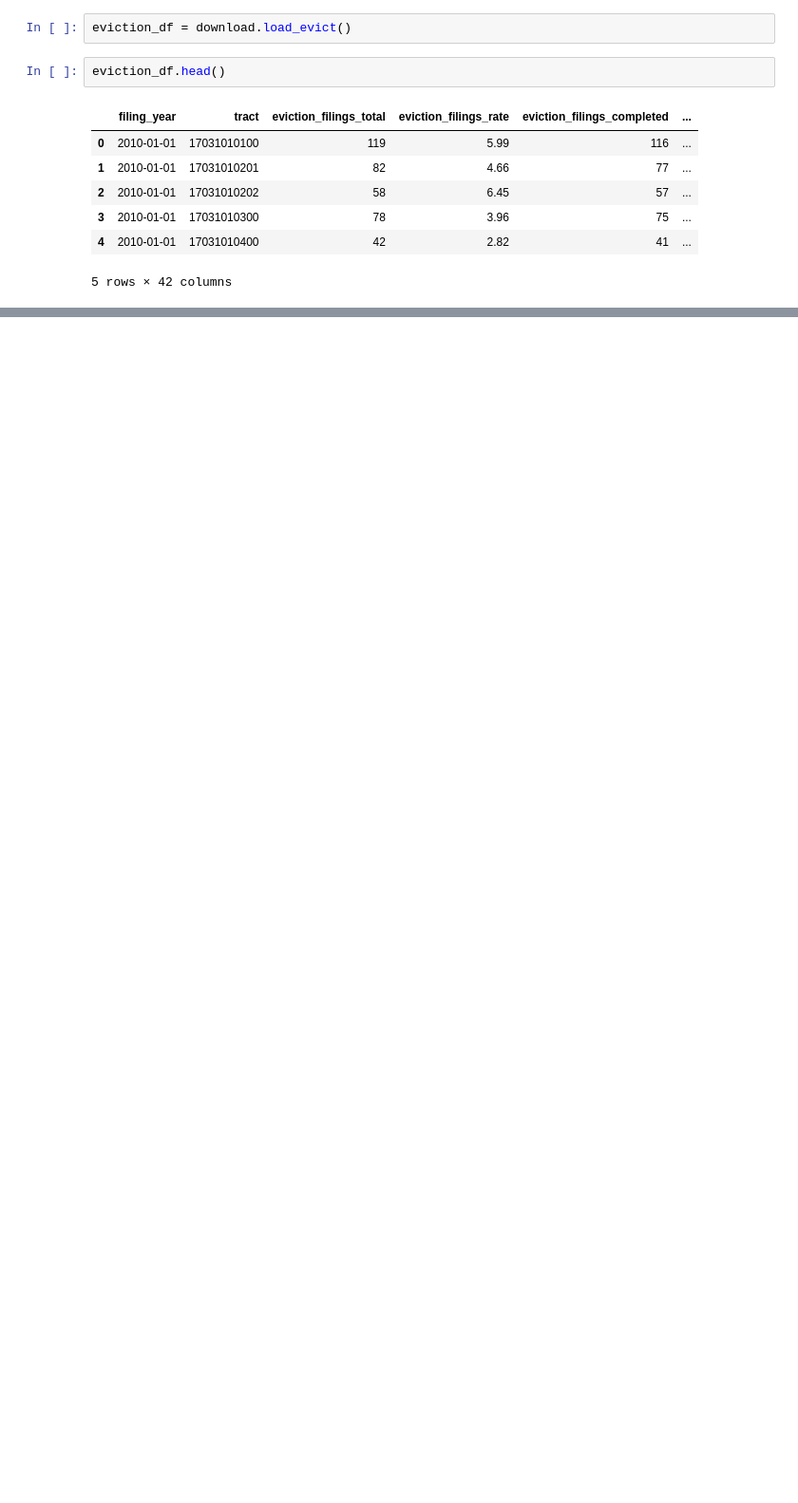
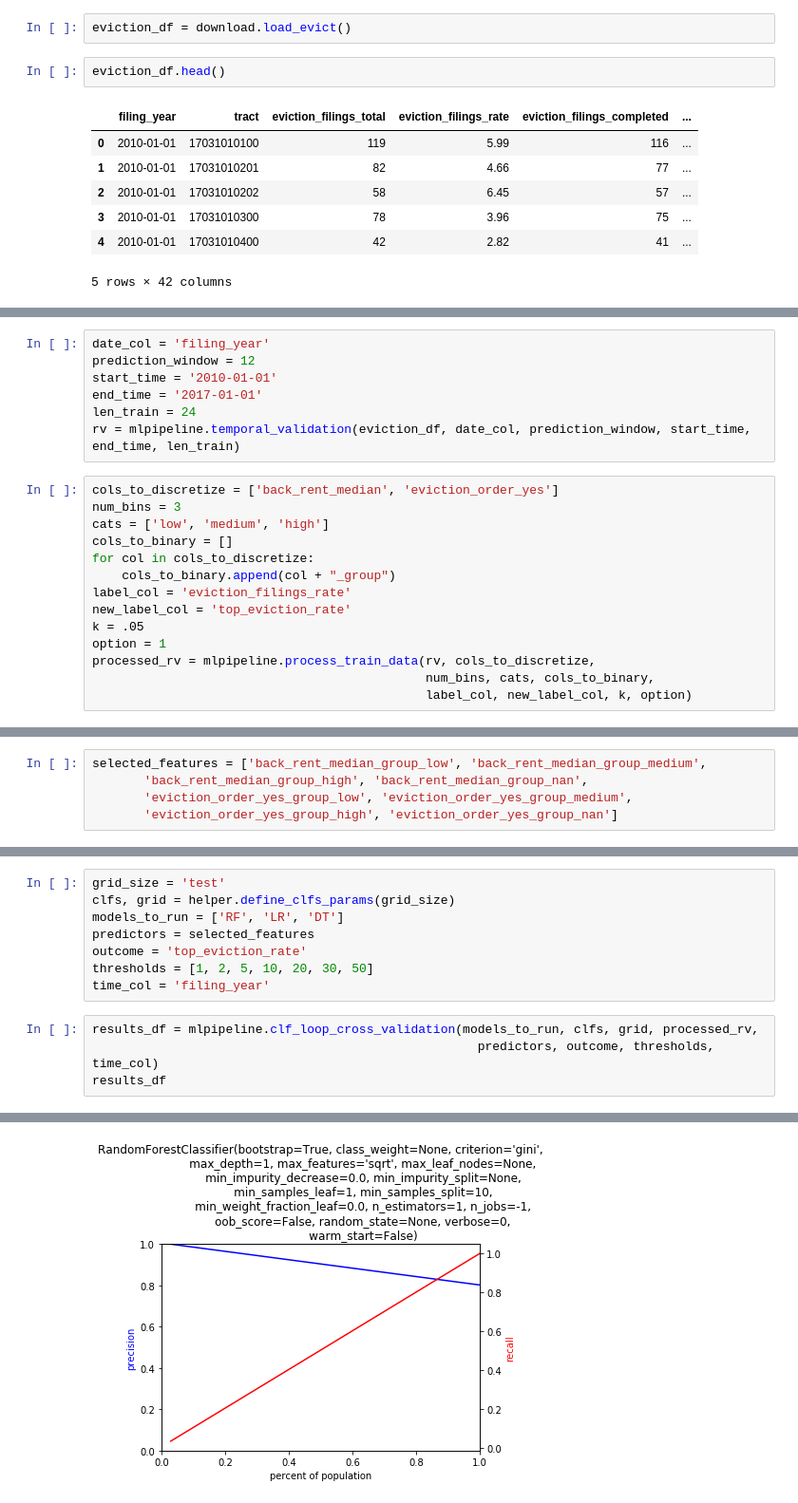
Before and after one commit to cariasmartelo/eviction-data-quality, a Jupyter notebook: scripts/Report_draft.ipynb, the cells around one changed output, grey strips where cells are left out. Shown at 95% size. Saved outputs shown, nothing was run; the diff lists cells and outputs as text; blank space fills up the shorter version.

```diff
--- a/scripts/Report_draft.ipynb
+++ b/scripts/Report_draft.ipynb
@@ -14,0 +74,21 @@ eviction_df.head()
+# %%
+date_col = 'filing_year'
+prediction_window = 12
+start_time = '2010-01-01'
+end_time = '2017-01-01'
+len_train = 24
+rv = mlpipeline.temporal_validation(eviction_df, date_col, prediction_window, start_time, end_time, len_train)
+# %%
+cols_to_discretize = ['back_rent_median', 'eviction_order_yes']
+num_bins = 3
+cats = ['low', 'medium', 'high']
+cols_to_binary = []
+for col in cols_to_discretize:
+    cols_to_binary.append(col + "_group")
+label_col = 'eviction_filings_rate'
+new_label_col = 'top_eviction_rate'
+k = .05
+option = 1
+processed_rv = mlpipeline.process_train_data(rv, cols_to_discretize,
+                                             num_bins, cats, cols_to_binary,
+                                             label_col, new_label_col, k, option)
@@ -14,0 +206,5 @@ eviction_df.head()
+# %%
+selected_features = ['back_rent_median_group_low', 'back_rent_median_group_medium',
+       'back_rent_median_group_high', 'back_rent_median_group_nan',
+       'eviction_order_yes_group_low', 'eviction_order_yes_group_medium',
+       'eviction_order_yes_group_high', 'eviction_order_yes_group_nan']
@@ -14,0 +215,13 @@ eviction_df.head()
+# %%
+grid_size = 'test'
+clfs, grid = helper.define_clfs_params(grid_size)
+models_to_run = ['RF', 'LR', 'DT']
+predictors = selected_features
+outcome = 'top_eviction_rate'
+thresholds = [1, 2, 5, 10, 20, 30, 50]
+time_col = 'filing_year'
+# %%
+results_df = mlpipeline.clf_loop_cross_validation(models_to_run, clfs, grid, processed_rv,
+                                                    predictors, outcome, thresholds, time_col)
+results_df
+# %% [output]
@@ -14,0 +230 @@ eviction_df.head()
+[figure, added]
```
Also changed, not shown: parts of 9 cells of this notebook, 1 other file.
